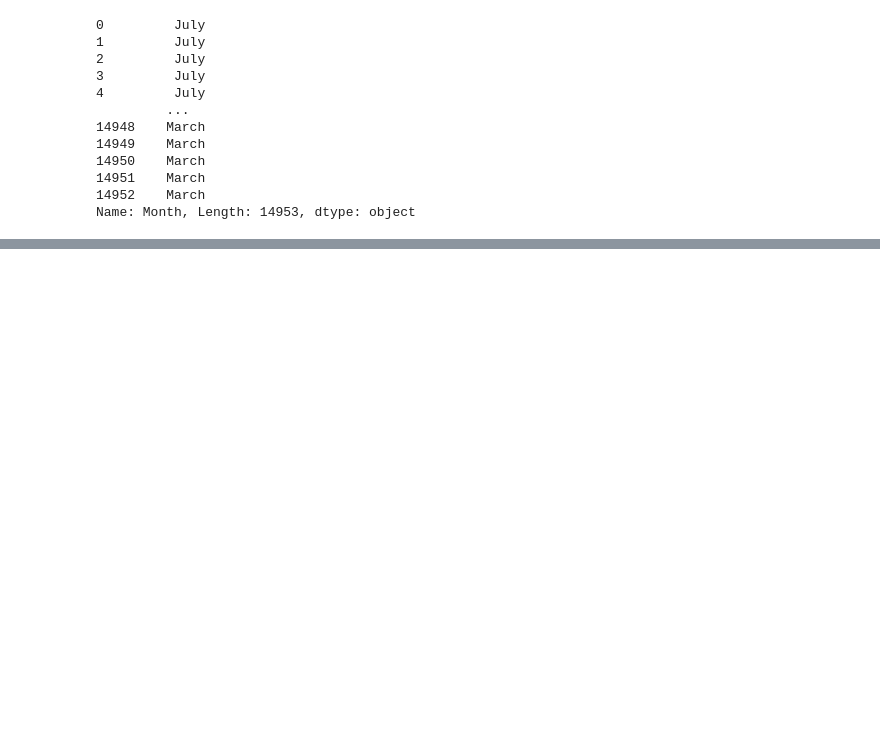
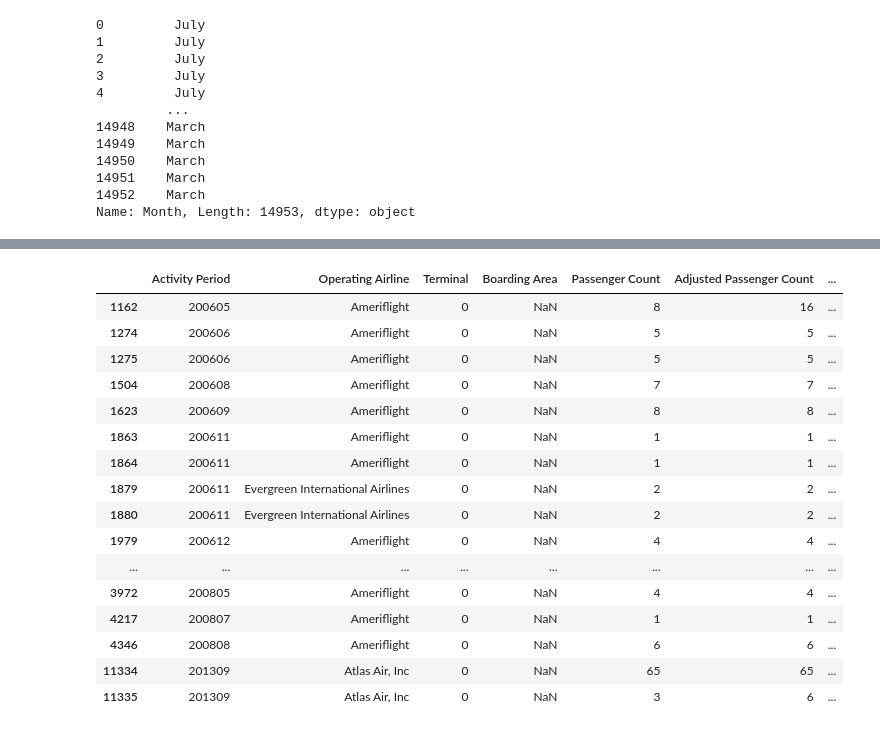
Before and after one commit to AngelMP02/Air_Trafic, a Jupyter notebook: data.ipynb, the cells around one changed output, grey strips where cells are left out. Drawn from its saved outputs; the diff is of its cells as text; code cells hidden in the pictures; blank space fills up the shorter version.

```diff
--- a/data.ipynb
+++ b/data.ipynb
@@ -193,7 +193,8 @@ columnas_drop= ["GEO Region",
                 "Activity Type Code" ,
                 "Operating Airline IATA Code",
                 "Operating Airline IATA Code",
-                "Published Airline IATA Code"
+                "Published Airline IATA Code",
+                "Published Airline"
                 ]
 # %%
 df_air_filt2 = df_air_filt.drop(columns=columnas_drop)
@@ -214,17 +215,17 @@ df_air_filt2["Terminal"]
 Name: Terminal, Length: 14953, dtype: object
 # %%
 
-df_air_filt['Terminal'] = df_air_filt['Terminal'].replace('Terminal 1', '1')
-df_air_filt['Terminal'] = df_air_filt['Terminal'].replace('Terminal 2', '2')
-df_air_filt['Terminal'] = df_air_filt['Terminal'].replace('Terminal 3', '3')
-df_air_filt['Terminal'] = df_air_filt['Terminal'].replace('International', '100')
-df_air_filt['Terminal'] = df_air_filt['Terminal'].replace('Other', '0')
+df_air_filt2['Terminal'] = df_air_filt2['Terminal'].replace('Terminal 1', '1')
+df_air_filt2['Terminal'] = df_air_filt2['Terminal'].replace('Terminal 2', '2')
+df_air_filt2['Terminal'] = df_air_filt2['Terminal'].replace('Terminal 3', '3')
+df_air_filt2['Terminal'] = df_air_filt2['Terminal'].replace('International', '100')
+df_air_filt2['Terminal'] = df_air_filt2['Terminal'].replace('Other', '0')
 
-df_air_filt["Terminal"]=df_air_filt["Terminal"].astype(int)
+df_air_filt2["Terminal"]=df_air_filt2["Terminal"].astype(int)
 
 
 # Mostrar el resultado
-print(df_air_filt["Terminal"])
+print(df_air_filt2["Terminal"])
 # %% [output]
 0          1
 1          1
@@ -293,0 +296,13 @@ Name: Month, Length: 14953, dtype: float64
+# %%
+
+boarding_area = {
+    'A': 1,
+    'B': 2,
+    'C': 3,
+    'D': 4,
+    'E': 5,
+    'F':6,
+    'G':7
+    }
+df_air_filt2["Boarding Area"]=df_air_filt2["Boarding Area"].map(boarding_area)
+df_air_filt2["Boarding Area"]
@@ -293,0 +336,20 @@ Name: Month, Length: 14953, dtype: float64
+# %%
+df_air_filt2.drop(df_air_filt2.dropna().index)
+# %% [output]
+|  | Activity Period | Operating Airline | Terminal | Boarding Area | Passenger Count | Adjusted Passenger Count | ... |
+| 1162 | 200605 | Ameriflight | 0 | NaN | 8 | 16 | ... |
+| 1274 | 200606 | Ameriflight | 0 | NaN | 5 | 5 | ... |
+| 1275 | 200606 | Ameriflight | 0 | NaN | 5 | 5 | ... |
+| 1504 | 200608 | Ameriflight | 0 | NaN | 7 | 7 | ... |
+| 1623 | 200609 | Ameriflight | 0 | NaN | 8 | 8 | ... |
+| 1863 | 200611 | Ameriflight | 0 | NaN | 1 | 1 | ... |
+| 1864 | 200611 | Ameriflight | 0 | NaN | 1 | 1 | ... |
+| 1879 | 200611 | Evergreen International Airlines | 0 | NaN | 2 | 2 | ... |
+| 1880 | 200611 | Evergreen International Airlines | 0 | NaN | 2 | 2 | ... |
+| 1979 | 200612 | Ameriflight | 0 | NaN | 4 | 4 | ... |
+| ... | ... | ... | ... | ... | ... | ... | ... |
+| 3972 | 200805 | Ameriflight | 0 | NaN | 4 | 4 | ... |
+| 4217 | 200807 | Ameriflight | 0 | NaN | 1 | 1 | ... |
+| 4346 | 200808 | Ameriflight | 0 | NaN | 6 | 6 | ... |
+| 11334 | 201309 | Atlas Air, Inc | 0 | NaN | 65 | 65 | ... |
+| 11335 | 201309 | Atlas Air, Inc | 0 | NaN | 3 | 6 | ... |
```
Also changed, not shown: parts of 9 cells of this notebook.
